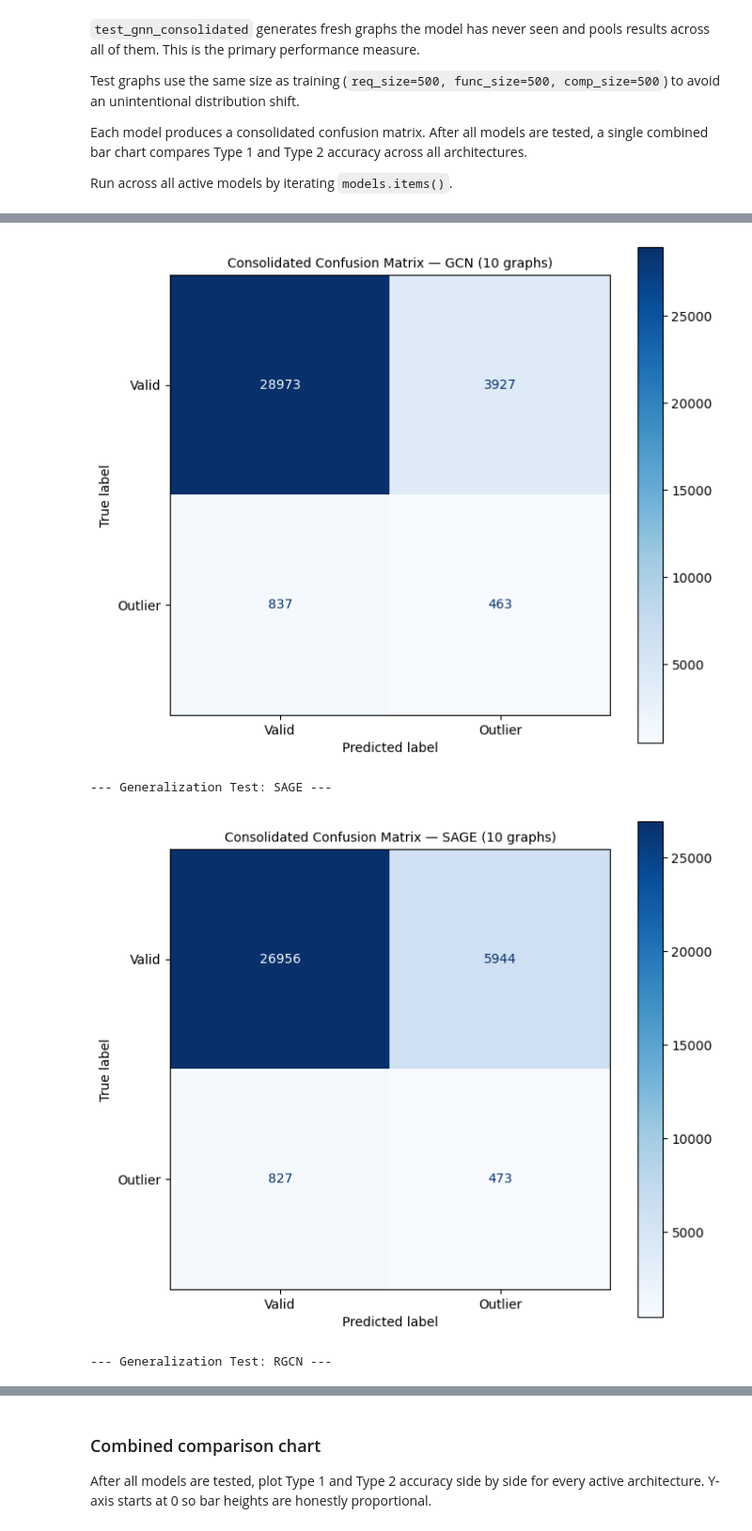
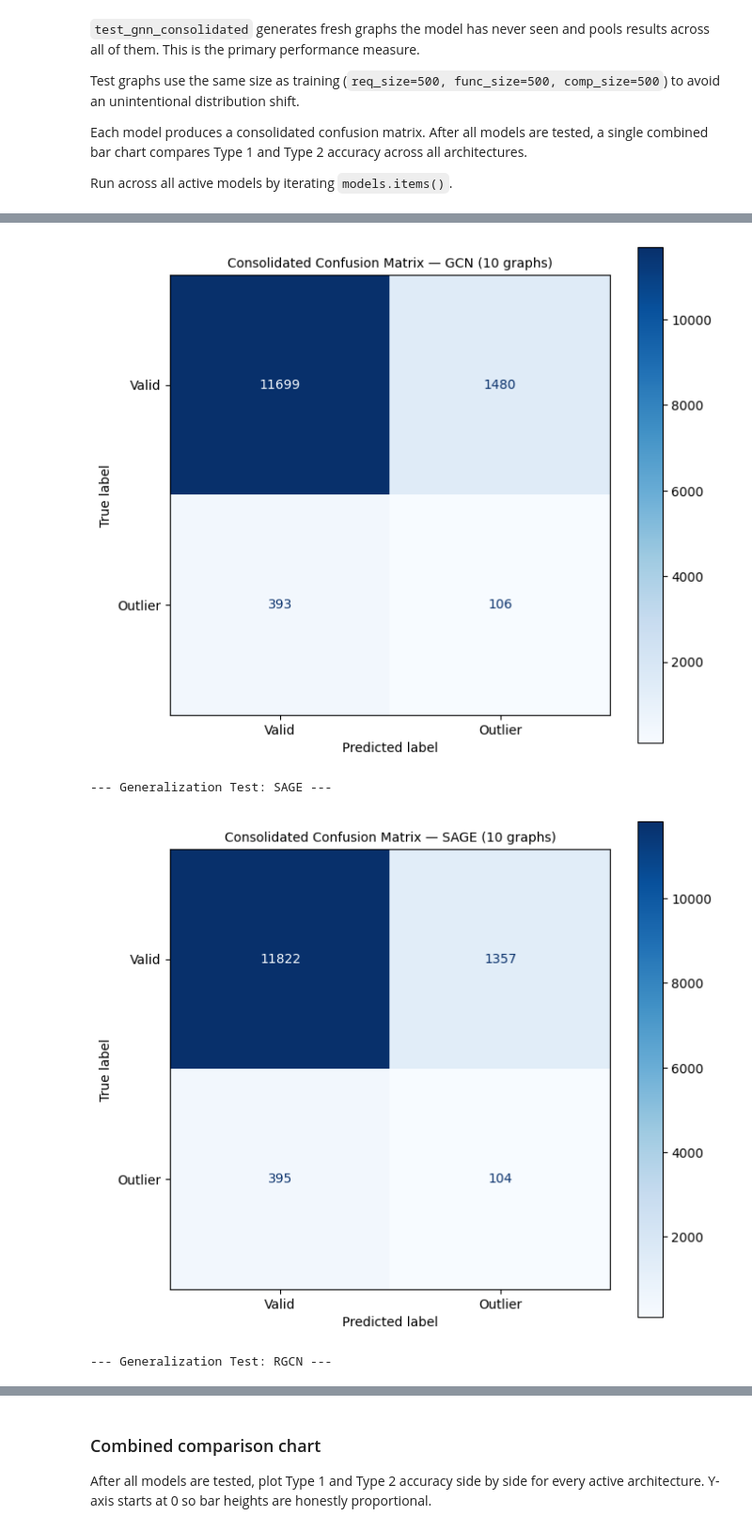
Before and after one commit to tcheb/ENGR521A, a Jupyter notebook: Synth_SE_data.ipynb, the cells around one changed output, grey strips where cells are left out. Shown at 94% size. Saved outputs shown, nothing was run; the diff lists cells and outputs as text; code cells hidden in the pictures.

```diff
--- a/Synth_SE_data.ipynb
+++ b/Synth_SE_data.ipynb
@@ -878,16 +919,31 @@ A single `train()` function is shared across all architectures. Each model gets
 
 Training runs for `EPOCHS` epochs per model sequentially. Adjust `EPOCHS` or `LOG_EVERY` as needed.
 # %%
-def train(model, optimizer, criterion, data):
-    """Single training step — shared by all architectures.
-    Loss is computed on training edges only (edge_train_mask).
-    All edges participate in message passing.
-    """
+def train(model, optimizer, criterion, repair_criterion, data,
+          repair_cand_idx, repair_req_idx, repair_labels,
+          repair_weight=0.5):
     model.train()
     optimizer.zero_grad()
-    out = model(data.x, data.edge_index, data.edge_attr)
-    # Mask: supervise on training edges only
-    loss = criterion(out[data.edge_train_mask], data.y[data.edge_train_mask])
+
+    # Detection head: full graph — satisfies edges contribute to outlier signal
+    h_detect = model.encode(data.x, data.edge_index, data.edge_attr)
+    row, col  = data.edge_index
+    edge_logits = model.edge_classifier(
+        torch.cat([h_detect[row], h_detect[col]], dim=-1)
+    ).squeeze()
+    detect_loss = criterion(edge_logits[data.edge_train_mask],
+                            data.y[data.edge_train_mask])
+
+    # Repair head: hierarchy + allocated_to only — mirrors inference on outliers
+    # where no satisfies edge exists yet
+    no_sat_mask       = data.edge_attr[:, 2] == 0
+    repair_edge_index = data.edge_index[:, no_sat_mask]
+    repair_edge_attr  = data.edge_attr[no_sat_mask]
+    h_repair = model.encode(data.x, repair_edge_index, repair_edge_attr)
+    repair_logits = model.score_repairs(h_repair, repair_cand_idx, repair_req_idx)
+    repair_loss = repair_criterion(repair_logits, repair_labels)
+
+    loss = detect_loss + repair_weight * repair_loss
     loss.backward()
     optimizer.step()
     return loss.item()
@@ -905,6 +961,10 @@ criterions = {
     name: torch.nn.BCEWithLogitsLoss(pos_weight=pos_weight)
     for name in models
 }
+repair_criterions = {
+    name: torch.nn.BCEWithLogitsLoss(pos_weight=repair_pos_weight)
+    for name in models
+}
 
 # Train all active models
 for name, model in models.items():
@@ -912,7 +972,11 @@ for name, model in models.items():
     print(f"  Training {name}")
     print(f"{'='*45}")
     for epoch in range(EPOCHS):
-        loss = train(model, optimizers[name], criterions[name], pyg_dataset)
+        loss = train(
+            model, optimizers[name], criterions[name], repair_criterions[name],
+            pyg_dataset,
+            repair_cand_idx, repair_req_idx, repair_labels,
+        )
         if epoch % LOG_EVERY == 0:
             # Val loss — no gradient, no mask leak
             model.eval()
@@ -1267,10 +1301,10 @@ Each model produces a consolidated confusion matrix. After all models are tested
 Run across all active models by iterating `models.items()`.
 # %%
 def test_gnn_consolidated(model, num_test_graphs=10,
-                           req_size=500, func_size=500, comp_size=500):
+                           req_size=200, func_size=200, comp_size=200):
     """
     Evaluate model on num_test_graphs freshly generated unseen graphs.
-    Graph sizes match training (req_size=500, func_size=500, comp_size=500).
+    Graph sizes match training (req_size=200, func_size=200, comp_size=200).
     Returns dict with type1_acc and type2_acc for use in the combined comparison chart.
     """
     model.eval()
@@ -1329,5 +1363,5 @@ for name, model in models.items():
 --- Generalization Test: GCN ---
-[figure, old version]
+[figure, new version]
 --- Generalization Test: SAGE ---
-[figure, old version]
+[figure, new version]
 --- Generalization Test: RGCN ---
```
Also changed, not shown: parts of 31 cells of this notebook, 2 other files.
